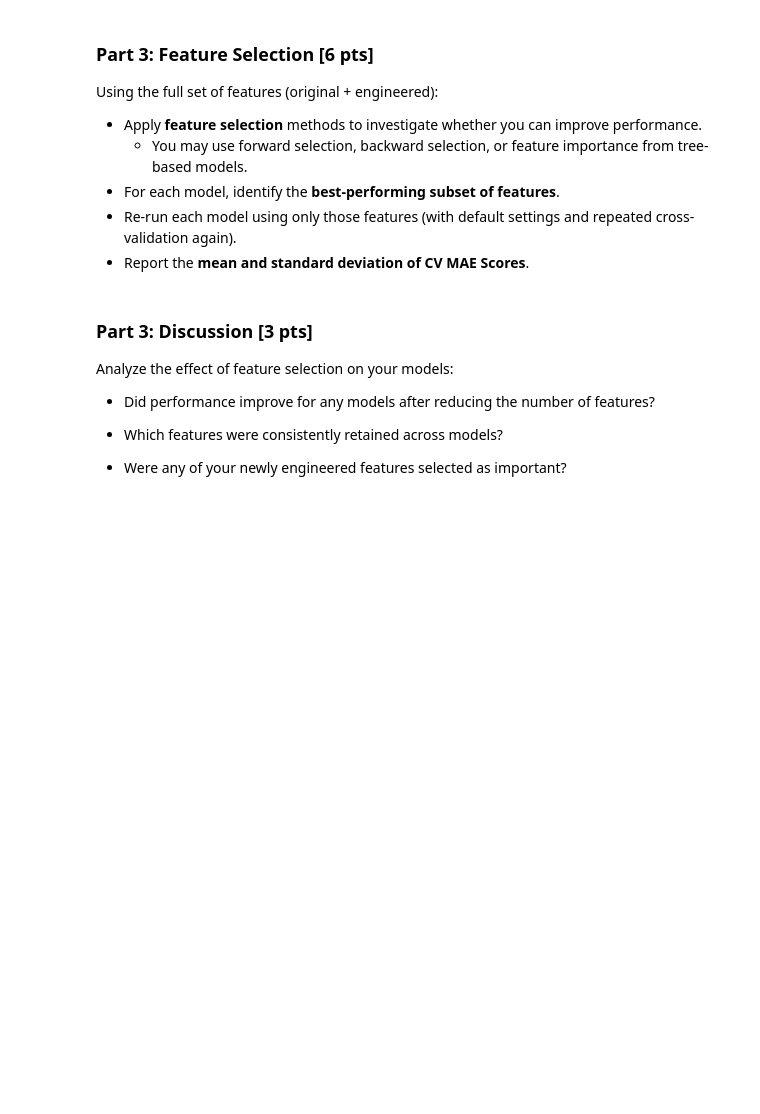
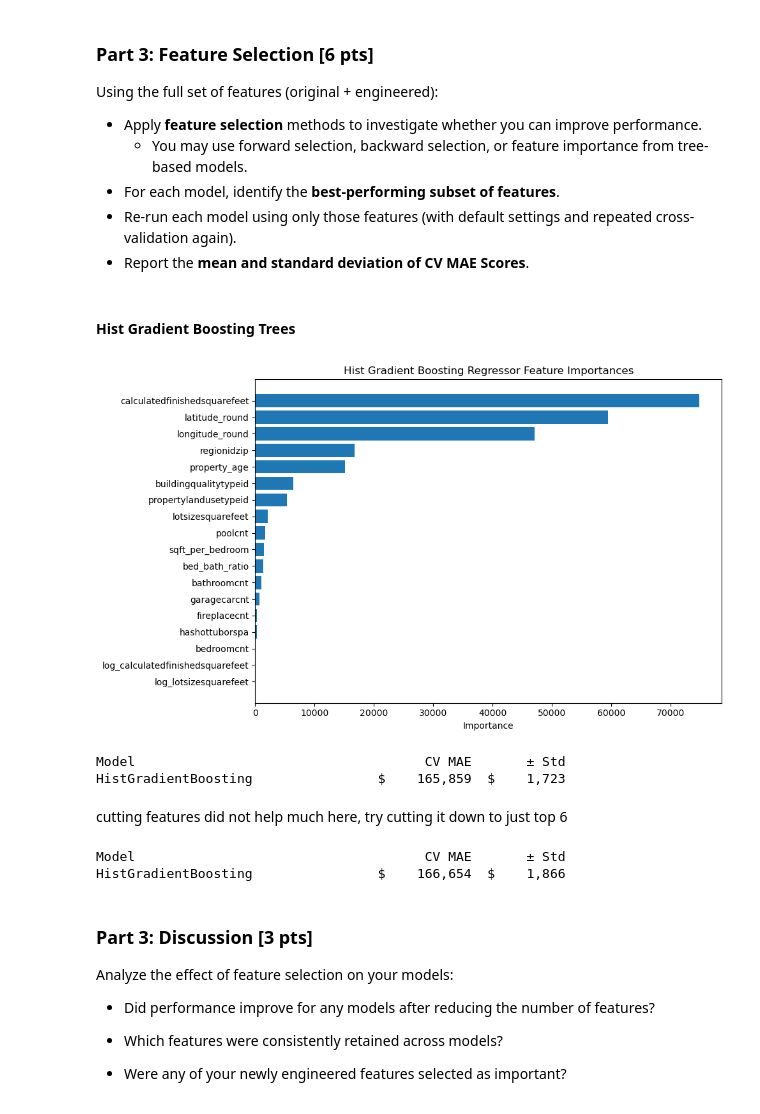
Before and after one commit to nscibelli/zillow, a Jupyter notebook: Milestone_02.ipynb, the cells around one changed output. Cells and saved outputs as stored; diff of their text form; code cells hidden in the pictures; blank space fills up the shorter version.

Commit message:
finished HistGradientBoostedRegressor

```diff
--- a/Milestone_02.ipynb
+++ b/Milestone_02.ipynb
@@ -371,20 +350,0 @@ df['lot_to_living_ratio'] = df['lotsizesquarefeet'] / df['calculatedfinishedsqua
-# %%
-scaler2 = StandardScaler()
-
-features_to_add = {
-    'property_age':          2016 - X_train['yearbuilt'],
-    'sqft_per_bedroom':      X_train['calculatedfinishedsquarefeet'] / X_train['bedroomcnt'].replace(0, 1),
-    'lot_to_living_ratio':   X_train['lotsizesquarefeet'] / X_train['calculatedfinishedsquarefeet'],
-}
-
-for name, feature in features_to_add.items():
-    X_temp = X_train.copy()
-    X_temp[name] = feature
-    X_temp_scaled = StandardScaler().fit_transform(X_temp)
-    mae, std, _ = run_model(GradientBoostingRegressor(random_state=random_state),
-                    X_temp_scaled,
-                    y_train
-                )
-    print(f"{name}: ${mae:,.0f} ± ${std:,.0f}")
-
-X_train
@@ -417,0 +446,35 @@ Using the full set of features (original + engineered):
+# %% [markdown]
+#### Hist Gradient Boosting Trees
+# %%
+from sklearn.inspection import permutation_importance
+from sklearn.pipeline import Pipeline
+
+hist_pipeline = Pipeline([
+    ('scaler', StandardScaler()),
+    ('model', HistGradientBoostingRegressor(random_state=random_state))
+])
+
+engineered_model = hist_pipeline.fit(X_train,y_train)
+
+result = permutation_importance(
+    engineered_model,
+    X_test,
+    y_test,
+    scoring='neg_mean_absolute_error',
+    n_repeats=5,
+    random_state=random_state,
+    n_jobs=-1
+)
+
+importances = pd.Series(result.importances_mean, index=X_train.columns).sort_values(ascending=False)
+
+plt.figure(figsize=(10,6))
+plt.barh(importances.index,importances.values)
+plt.gca().invert_yaxis()
+plt.title("Hist Gradient Boosting Regressor Feature Importances")
+plt.xlabel("Importance")
+
+plt.tight_layout()
+plt.show()
+# %% [output]
+[figure, added]
@@ -418,3 +499,25 @@ Using the full set of features (original + engineered):
+# %%
+#get all the featurs with an importance over 0.01
+top_features = importances[importances > 0.01].index.tolist()
+
+X_train_selected = X_train[top_features]
+
+evaluate_features(X_train_selected, y_train, hist_dict)
+# %% [output]
+Model                                     CV MAE       ± Std
+HistGradientBoosting                $    165,859  $    1,723
+# %% [markdown]
+cutting features did not help much here, try cutting it down to just top 6
+# %%
+#get just top 6 features
+top_6_features = importances.nlargest(6).index.to_list()
+
+X_train_selected = X_train[top_6_features]
+
+evaluate_features(X_train_selected, y_train, hist_dict)
+# %% [output]
+Model                                     CV MAE       ± Std
+HistGradientBoosting                $    166,654  $    1,866
 # %% [markdown]
 ### Part 3: Discussion [3 pts]
 
```
Also changed, not shown: parts of 46 cells of this notebook, 1 other file.
